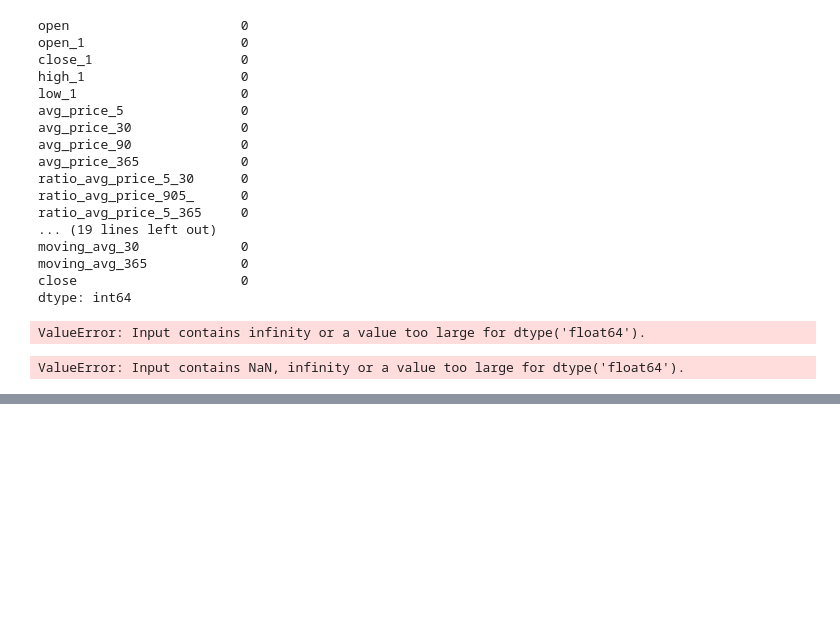
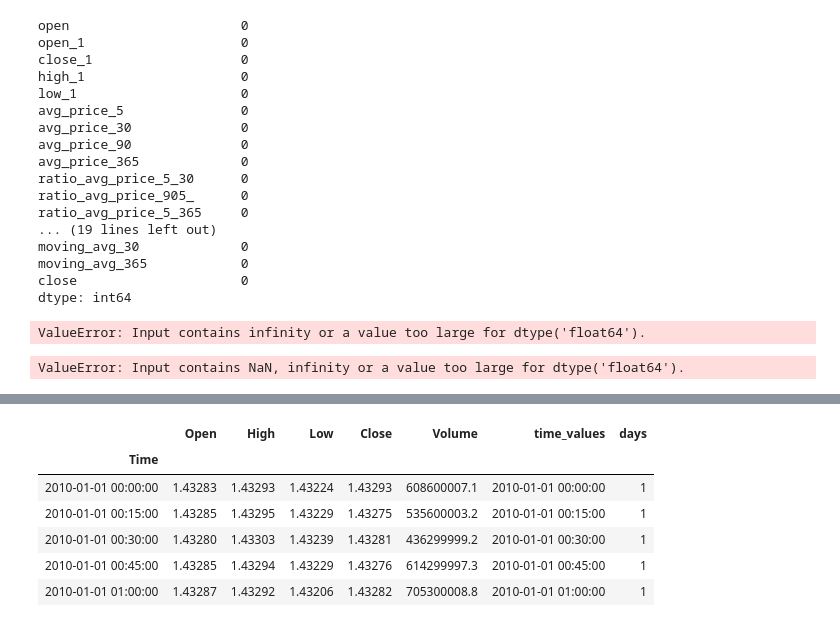
Before and after one commit to kareem-desouky22/Time_series_analysis, a Jupyter notebook: Time-series analysis with regression.ipynb, the cells around one changed output, grey strips where cells are left out. Drawn from its saved outputs; the diff is of its cells as text; code cells hidden in the pictures; blank space fills up the shorter version.

```diff
--- a/Time-series analysis with regression.ipynb
+++ b/Time-series analysis with regression.ipynb
@@ -346,0 +349,4 @@ ValueError: Input contains NaN, infinity or a value too large for dtype('float64
+# %%
+df['Time'] = pd.to_datetime(df['Time'])
+df.set_index('Time', inplace=True)
+df.head()
@@ -346,0 +361,3 @@ ValueError: Input contains NaN, infinity or a value too large for dtype('float64
+# %%
+df['time_values'] = df.index.values
+df.head()
@@ -346,0 +372,11 @@ ValueError: Input contains NaN, infinity or a value too large for dtype('float64
+# %%
+df['days'] = df.time_values.apply(lambda x: x.day)
+df.head()
+# %% [output]
+|  | Open | High | Low | Close | Volume | time_values | days |
+| Time |  |  |  |  |  |  |  |
+| 2010-01-01 00:00:00 | 1.43283 | 1.43293 | 1.43224 | 1.43293 | 608600007.1 | 2010-01-01 00:00:00 | 1 |
+| 2010-01-01 00:15:00 | 1.43285 | 1.43295 | 1.43229 | 1.43275 | 535600003.2 | 2010-01-01 00:15:00 | 1 |
+| 2010-01-01 00:30:00 | 1.43280 | 1.43303 | 1.43239 | 1.43281 | 436299999.2 | 2010-01-01 00:30:00 | 1 |
+| 2010-01-01 00:45:00 | 1.43285 | 1.43294 | 1.43229 | 1.43276 | 614299997.3 | 2010-01-01 00:45:00 | 1 |
+| 2010-01-01 01:00:00 | 1.43287 | 1.43292 | 1.43206 | 1.43282 | 705300008.8 | 2010-01-01 01:00:00 | 1 |
```
Also changed, not shown: parts of 17 cells of this notebook.
